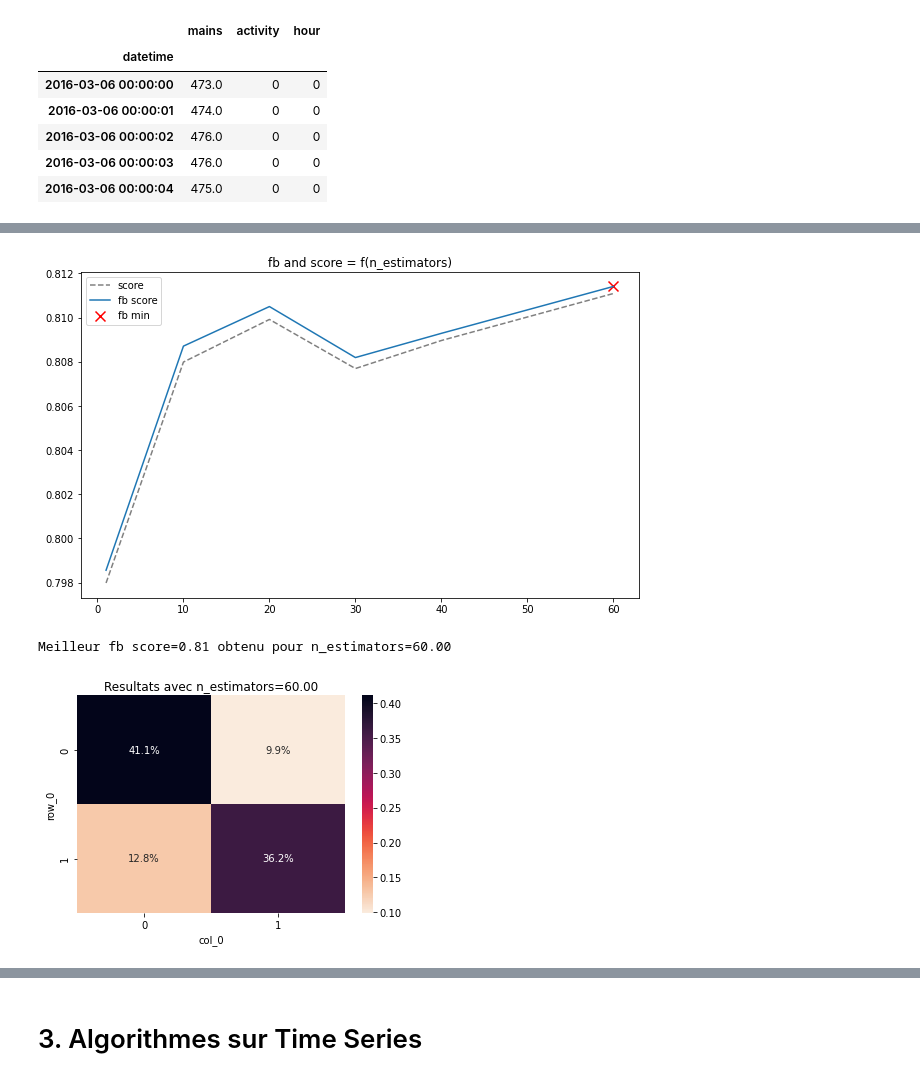
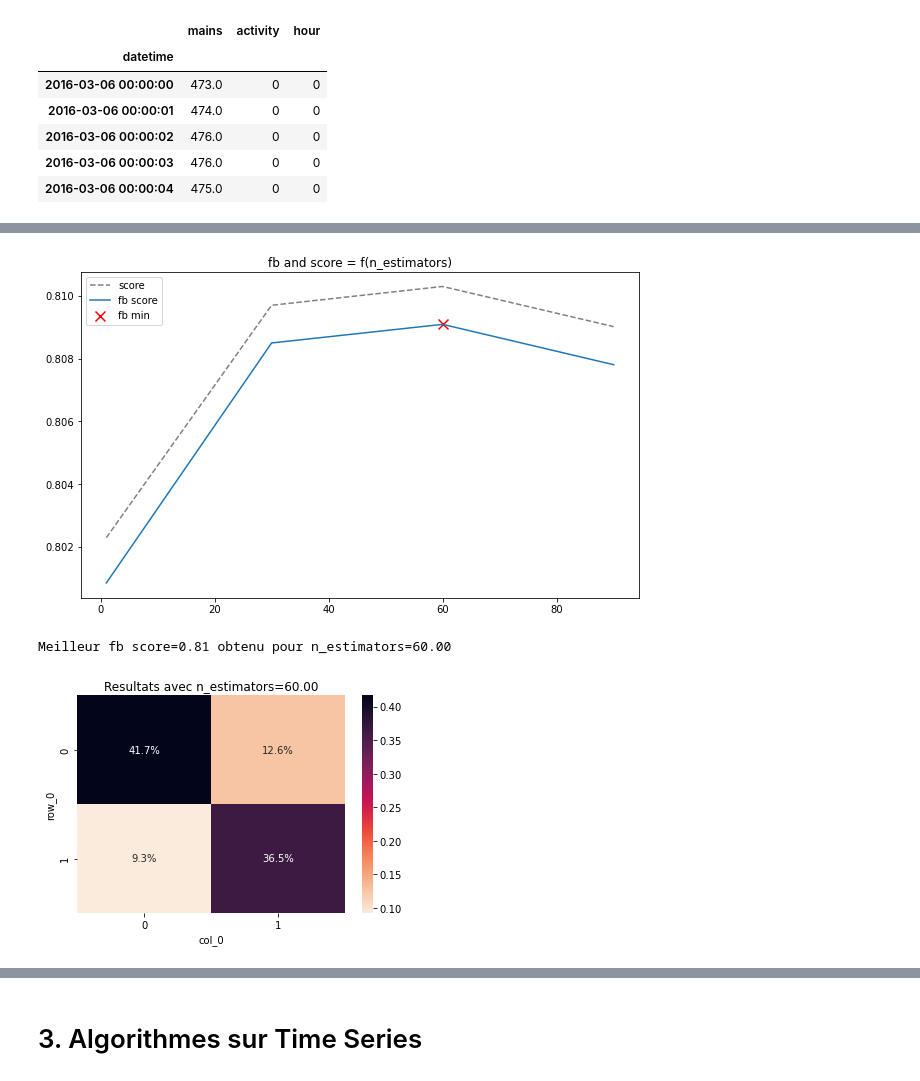
Before and after one commit to hugo-mi/Activity_Detection_From_Electrical_Consumption_Load_Curves, a Jupyter notebook: Exploratory Data Analysis/classification_house1.ipynb, the cells around one changed output, grey strips where cells are left out. Saved outputs shown, nothing was run; the diff lists cells and outputs as text; code cells hidden in the pictures.

```diff
--- a/Exploratory Data Analysis/classification_house1.ipynb
+++ b/Exploratory Data Analysis/classification_house1.ipynb
@@ -46,8 +58,34 @@ def split_train_test_indexes(data, percentage=0.3):
     train_indexes = data.index[~np.isin(data.index, test_indexes)]
 
     return train_indexes, test_indexes
+# %%
+# on tire les test / train
+features_col = ['mains_scaled', 'hour_scaled', 'std_5min_scaled', 'mean_5min_scaled']
+train_indexes, test_indexes = split_train_test_indexes(house1_power_blk2, 0.3)
+# %%
+# mains_scaled
+minmax = MinMaxScaler().fit(house1_power_blk2.loc[train_indexes, 'mains'].values.reshape(-1,1))
+house1_power_blk2['mains_scaled'] = minmax.transform(house1_power_blk2['mains'].values.reshape(-1,1))
+
+# # diff_scaled
+# minmax = MinMaxScaler().fit(house1_power_blk2.loc[train_indexes, 'mains'].diff(1).values.reshape(-1,1))
+# house1_power_blk2['diff_scaled' ] = minmax.transform(house1_power_blk2['mains'].diff(1).values.reshape(-1,1))
+
+# mean_5min_scaled
+minmax = MinMaxScaler().fit(house1_power_blk2.loc[train_indexes, 'mains'].rolling('5min').mean().values.reshape(-1,1))
+house1_power_blk2['mean_5min_scaled'] = minmax.transform(house1_power_blk2['mains'].rolling('5min').mean().values.reshape(-1,1))
+
+# std_5min_scaled
+minmax = MinMaxScaler().fit(house1_power_blk2.loc[train_indexes, 'mains'].rolling('5min').std().values.reshape(-1,1))
+house1_power_blk2['std_5min_scaled'] = minmax.transform(house1_power_blk2['mains'].rolling('5min').std().values.reshape(-1,1))
+
+# hour_scaled
+minmax = MinMaxScaler().fit(house1_power_blk2.loc[train_indexes, 'hour'].values.reshape(-1,1))
+house1_power_blk2['hour_scaled'] = minmax.transform(house1_power_blk2['hour'].values.reshape(-1,1))
+
+house1_power_blk2 = house1_power_blk2.fillna(method='bfill')
 # %%
-train_indexes, test_indexes = split_train_test_indexes(house1_power_blk2, 0.3)
-X_train, X_test = house1_power_blk2.loc[train_indexes, ['mains_scaled', 'diff_scaled', 'hour_scaled']].values, house1_power_blk2.loc[test_indexes, ['mains_scaled', 'diff_scaled', 'hour_scaled']].values
+# on génère les X/y train/test
+X_train, X_test = house1_power_blk2.loc[train_indexes, features_col].values, house1_power_blk2.loc[test_indexes, features_col].values
 y_train, y_test = house1_power_blk2.loc[train_indexes, 'activity'].values, house1_power_blk2.loc[test_indexes, 'activity'].values
 # %% [markdown]
@@ -71,7 +109,7 @@ def plot_scores_param(X_train, X_test, y_train, y_test, estimator, param_name, p
     plt.figure(figsize=(10, 6));
     plt.plot(param_range, score, label='score', color='grey', linestyle='dashed');
     plt.plot(param_range, f2_score, label='fb score');
-    plt.scatter(param_range[best_param], f2_score[best_param], label='fb min', marker='x', s=100, color='red')
+    plt.scatter(param_range[best_param], f2_score[best_param], label='fb max', marker='x', s=100, color='red')
     plt.legend();
     plt.title('fb and score = f({})'.format(param_name));
     plt.show();
@@ -111,12 +149,12 @@ Meilleur f2 score=0.78 obtenu pour n_neighbors=80.00
 # %%
 from sklearn.ensemble import RandomForestClassifier
 
-n_range = [1, 10, 20, 30, 40, 60]
+n_range = [1, 30, 60, 90]
 plot_scores_param(X_train, X_test, y_train, y_test, RandomForestClassifier, 'n_estimators', n_range, other_params={'n_jobs': -1, 'max_samples': 0.8, 'max_depth': 12});
 # %% [output]
-[figure, old version]
+[figure, new version]
 Meilleur fb score=0.81 obtenu pour n_estimators=60.00
-[figure, old version]
+[figure, new version]
 # %%
 from sklearn.tree import DecisionTreeClassifier
 from sklearn.ensemble import BaggingClassifier
```
Also changed, not shown: parts of 12 cells of this notebook, 2 other files.
